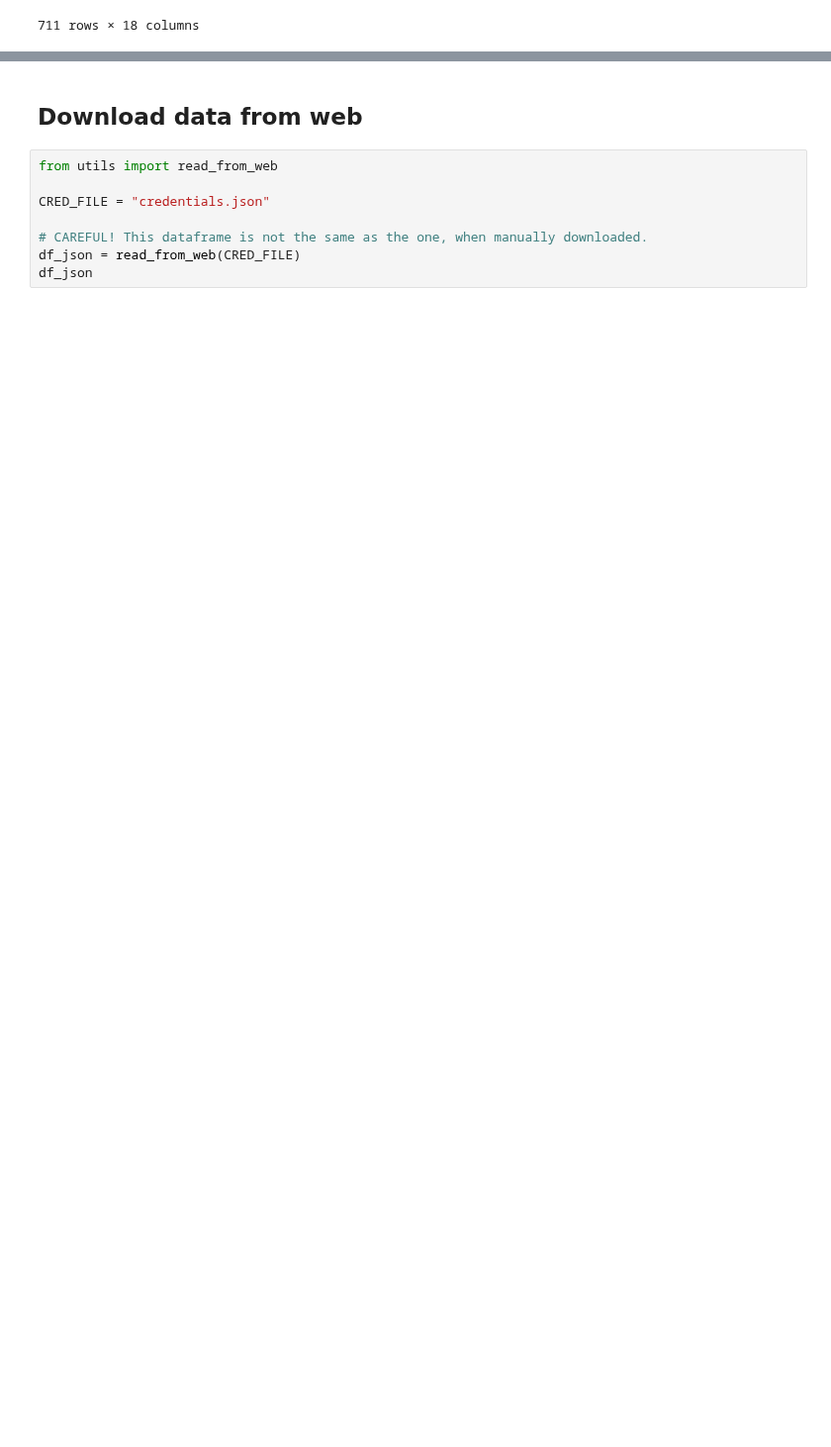
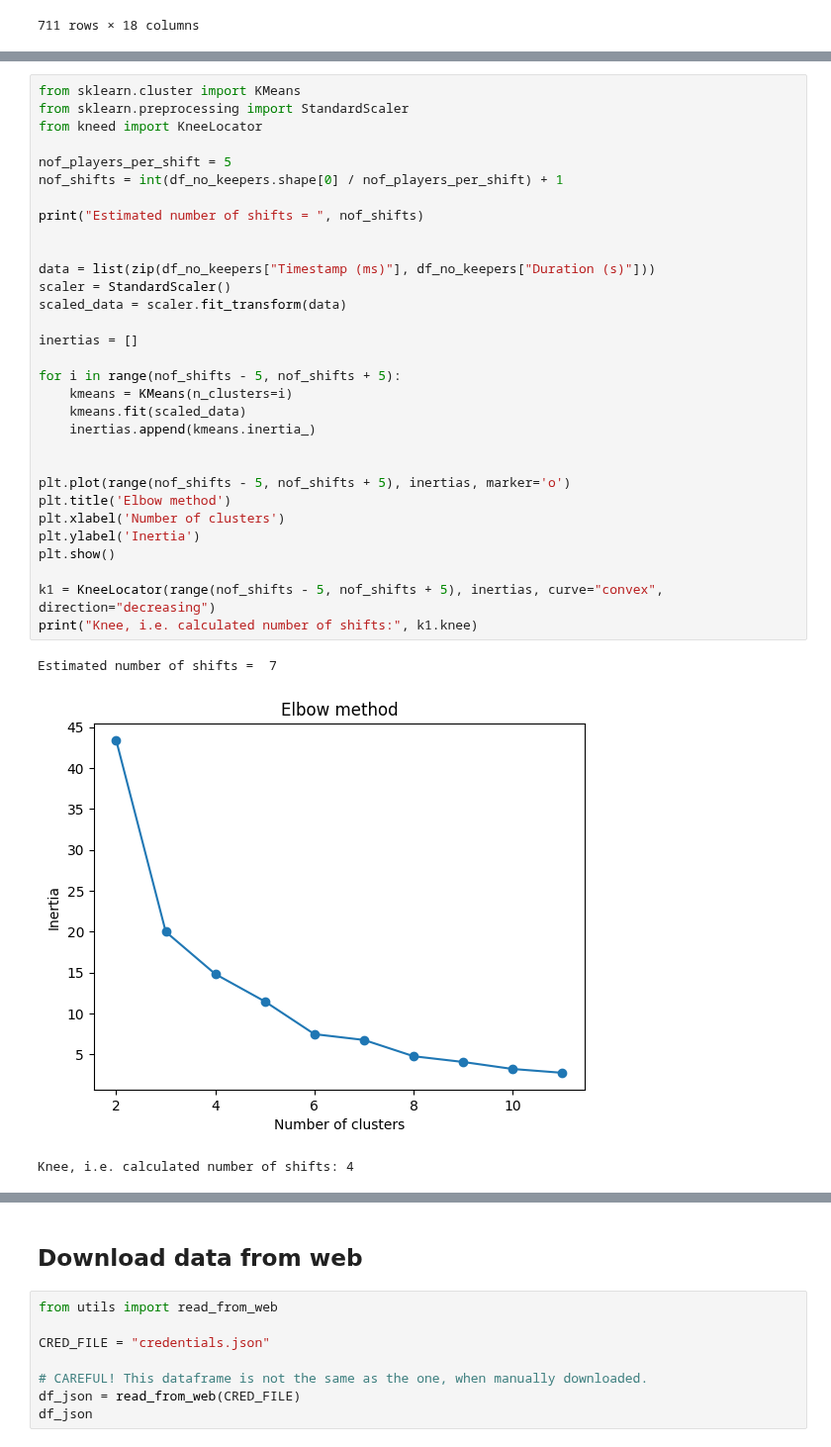
Before and after one commit to arnoldram/dataunionsihf, a Jupyter notebook: playground_joel.ipynb, the cells around one changed output, grey strips where cells are left out. Shown at 99% size. Cells and saved outputs as stored; diff of their text form; blank space fills up the shorter version.

```diff
--- a/playground_joel.ipynb
+++ b/playground_joel.ipynb
@@ -104,0 +111,35 @@ plot_shifts_with_intensity(df, 5)
+# %%
+from sklearn.cluster import KMeans
+from sklearn.preprocessing import StandardScaler
+from kneed import KneeLocator
+
+nof_players_per_shift = 5
+nof_shifts = int(df_no_keepers.shape[0] / nof_players_per_shift) + 1
+
+print("Estimated number of shifts = ", nof_shifts)
+
+
+data = list(zip(df_no_keepers["Timestamp (ms)"], df_no_keepers["Duration (s)"]))
+scaler = StandardScaler()
+scaled_data = scaler.fit_transform(data)
+
+inertias = []
+
+for i in range(nof_shifts - 5, nof_shifts + 5):
+    kmeans = KMeans(n_clusters=i)
+    kmeans.fit(scaled_data)
+    inertias.append(kmeans.inertia_)
+
+
+plt.plot(range(nof_shifts - 5, nof_shifts + 5), inertias, marker='o')
+plt.title('Elbow method')
+plt.xlabel('Number of clusters')
+plt.ylabel('Inertia')
+plt.show()
+
+k1 = KneeLocator(range(nof_shifts - 5, nof_shifts + 5), inertias, curve="convex", direction="decreasing")
+print("Knee, i.e. calculated number of shifts:", k1.knee)
+# %% [output]
+Estimated number of shifts =  7
+[figure, added]
+Knee, i.e. calculated number of shifts: 4
```
Also changed, not shown: parts of 7 cells of this notebook, 1 other file.
